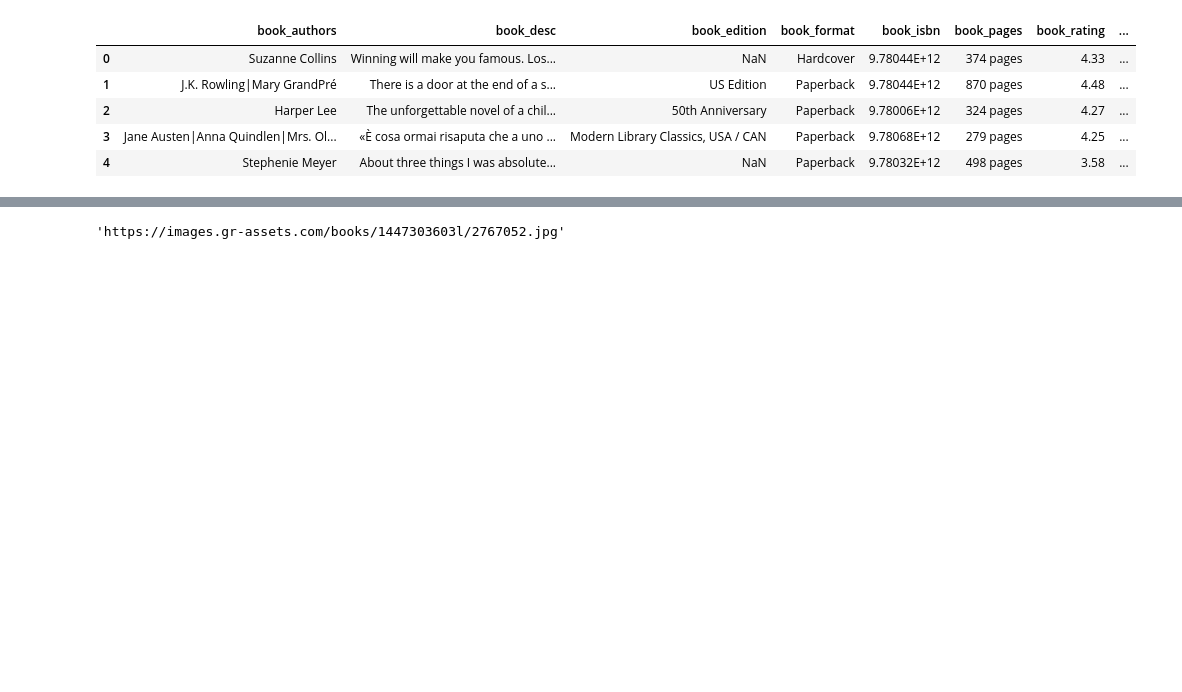
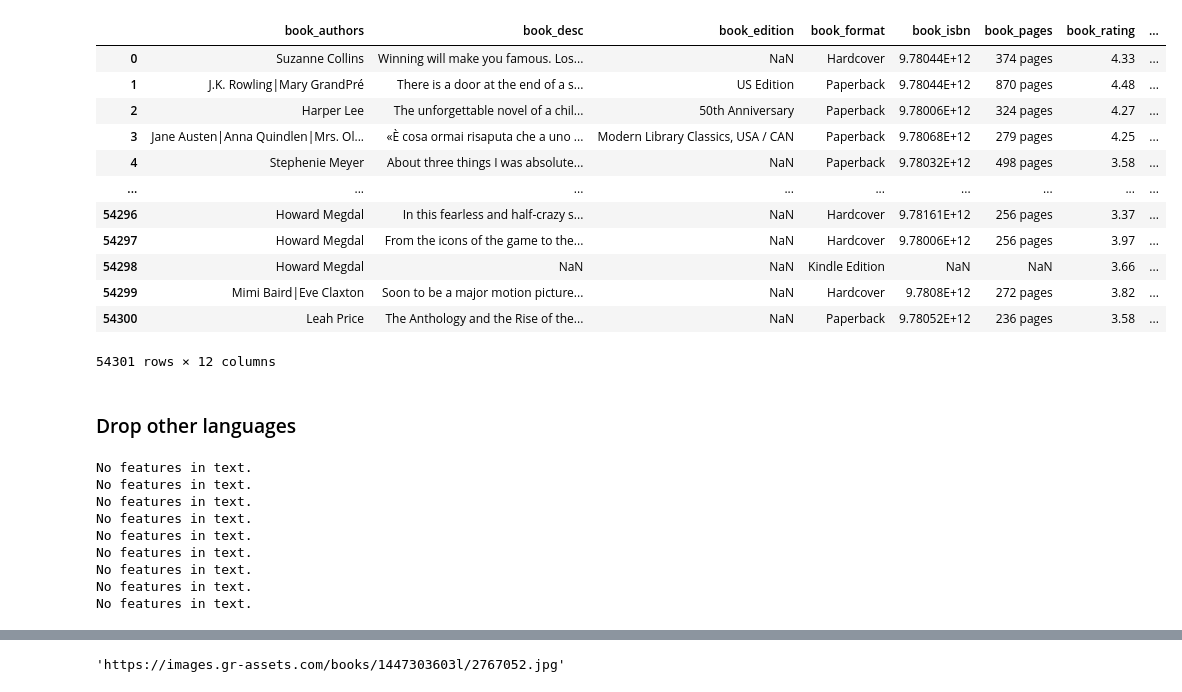
Before and after one commit to snajbat/bookrecommendator, a Jupyter notebook: data_processing/pre-preprocessing.ipynb, the cells around one changed output, grey strips where cells are left out. Cells and saved outputs as stored; diff of their text form; code cells hidden in the pictures; blank space fills up the shorter version.

```diff
--- a/data/data-processing.ipynb
+++ b/data_processing/pre-preprocessing.ipynb
@@ -2,3 +2,21 @@
 import pandas as pd
 # %%
 df = pd.read_csv("data/book_data.csv")
+# %%
+df
+# %% [output]
+|  | book_authors | book_desc | book_edition | book_format | book_isbn | book_pages | book_rating | ... |
+| 0 | Suzanne Collins | Winning will make you famous. Los... | NaN | Hardcover | 9.78044E+12 | 374 pages | 4.33 | ... |
+| 1 | J.K. Rowling|Mary GrandPré | There is a door at the end of a s... | US Edition | Paperback | 9.78044E+12 | 870 pages | 4.48 | ... |
+| 2 | Harper Lee | The unforgettable novel of a chil... | 50th Anniversary | Paperback | 9.78006E+12 | 324 pages | 4.27 | ... |
+| 3 | Jane Austen|Anna Quindlen|Mrs. Ol... | «È cosa ormai risaputa che a uno ... | Modern Library Classics, USA / CAN | Paperback | 9.78068E+12 | 279 pages | 4.25 | ... |
+| 4 | Stephenie Meyer | About three things I was absolute... | NaN | Paperback | 9.78032E+12 | 498 pages | 3.58 | ... |
+| ... | ... | ... | ... | ... | ... | ... | ... | ... |
+| 54296 | Howard Megdal | In this fearless and half-crazy s... | NaN | Hardcover | 9.78161E+12 | 256 pages | 3.37 | ... |
+| 54297 | Howard Megdal | From the icons of the game to the... | NaN | Hardcover | 9.78006E+12 | 256 pages | 3.97 | ... |
+| 54298 | Howard Megdal | NaN | NaN | Kindle Edition | NaN | NaN | 3.66 | ... |
+| 54299 | Mimi Baird|Eve Claxton | Soon to be a major motion picture... | NaN | Hardcover | 9.7808E+12 | 272 pages | 3.82 | ... |
+| 54300 | Leah Price | The Anthology and the Rise of the... | NaN | Paperback | 9.78052E+12 | 236 pages | 3.58 | ... |
+54301 rows × 12 columns
+# %% [markdown]
+### Drop other languages
@@ -5,9 +28,21 @@ df = pd.read_csv("data/book_data.csv")
 # %%
-df.head()
+indexes = []
+for i in range(0, len(df["book_desc"])+1):
+    try:
+        if detect(str(df["book_desc"][i]))!= 'en':
+            indexes.append(df.index[i])
+    except KeyError:
+        pass
+    except Exception as e:
+        print(e)
+        indexes.append(df.index[i])
 # %% [output]
-|  | book_authors | book_desc | book_edition | book_format | book_isbn | book_pages | book_rating | ... |
-| 0 | Suzanne Collins | Winning will make you famous. Los... | NaN | Hardcover | 9.78044E+12 | 374 pages | 4.33 | ... |
-| 1 | J.K. Rowling|Mary GrandPré | There is a door at the end of a s... | US Edition | Paperback | 9.78044E+12 | 870 pages | 4.48 | ... |
-| 2 | Harper Lee | The unforgettable novel of a chil... | 50th Anniversary | Paperback | 9.78006E+12 | 324 pages | 4.27 | ... |
-| 3 | Jane Austen|Anna Quindlen|Mrs. Ol... | «È cosa ormai risaputa che a uno ... | Modern Library Classics, USA / CAN | Paperback | 9.78068E+12 | 279 pages | 4.25 | ... |
-| 4 | Stephenie Meyer | About three things I was absolute... | NaN | Paperback | 9.78032E+12 | 498 pages | 3.58 | ... |
+No features in text.
+No features in text.
+No features in text.
+No features in text.
+No features in text.
+No features in text.
+No features in text.
+No features in text.
+No features in text.
```
Also changed, not shown: parts of 21 cells of this notebook, 6 other files.
